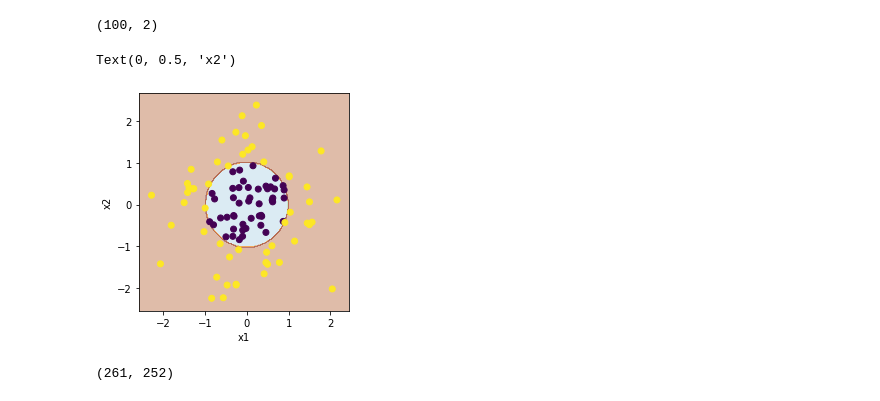
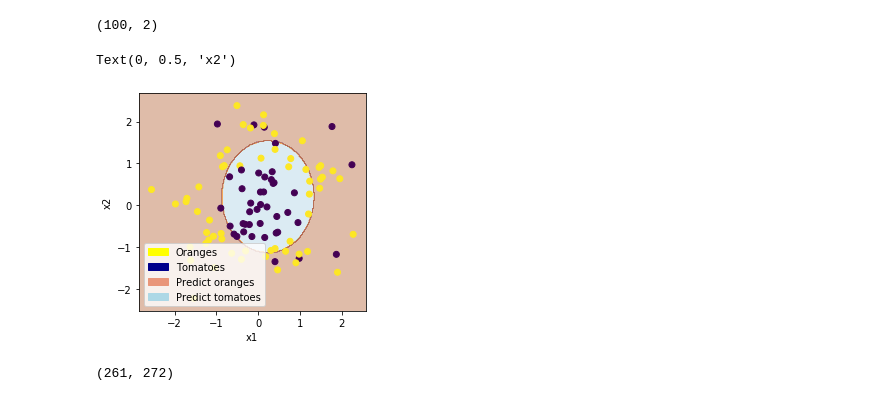
Before and after one commit to nipunbatra/ml-teaching, a Jupyter notebook: notebooks/logistic-circular.ipynb, the cells around one changed output. Drawn from its saved outputs; the diff is of its cells as text; code cells hidden in the pictures.

```diff
--- a/notebooks/logistic-circular.ipynb
+++ b/notebooks/logistic-circular.ipynb
@@ -39,2 +38,13 @@ y[y<1] = 0
+# %%
+y[y>1] = 1
+y[y<1] = 0
+
+c = 0
+for i in range(100):
+    if y[0, i] == 1:
+        y[0, i] = 0
+        c += 1
+    if c == 10:
+        break
 # %%
 plt.scatter(x1, x2, c=y)
@@ -95,31 +109,38 @@ X.shape
 # %%
 # create a mesh to plot in
 x_min, x_max = X[:, 0].min() - 0.3, X[:, 0].max() + 0.3
 y_min, y_max = X[:, 1].min() - 0.3, X[:, 1].max() + 0.3
 h = 0.02
 xx, yy = np.meshgrid(np.arange(x_min, x_max, h),
                      np.arange(y_min, y_max, h))
 
 
 
 
 
 Z = clf.predict(np.c_[xx.ravel(), yy.ravel(), np.square(xx.ravel()), np.square(yy.ravel())])
 
 # Put the result into a color plot
 Z = Z.reshape(xx.shape)
+#latexify()
+yellow_patch = mpatches.Patch(color='yellow', label='Oranges')
+blue_patch = mpatches.Patch(color='darkblue', label='Tomatoes')
+pink_patch = mpatches.Patch(color='darksalmon', label='Predict oranges')
+lblue_patch = mpatches.Patch(color='lightblue', label='Predict tomatoes')
+plt.legend(handles=[yellow_patch, blue_patch, pink_patch, lblue_patch])
+
 plt.contourf(xx, yy, Z, cmap=plt.cm.Paired, alpha=0.4)
 plt.gca().set_aspect('equal')
 plt.scatter(x1, x2, c=y)
 plt.xlabel("x1")
 plt.ylabel("x2")
 # %% [output]
 Text(0, 0.5, 'x2')
-[figure, old version]
+[figure, new version]
 # %%
 Z.shape
 # %% [output]
-(261, 252)
+(261, 272)
 # %%
 np.c_[xx.ravel(), yy.ravel(), np.square(xx.ravel()), np.square(yy.ravel())]
 # %% [output]
```
Also changed, not shown: parts of 16 cells of this notebook, 3 other files.
